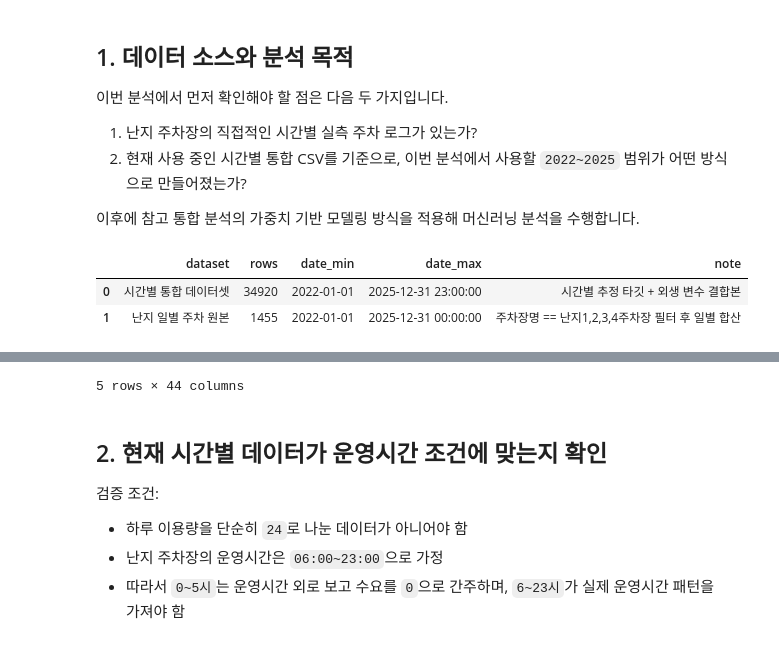
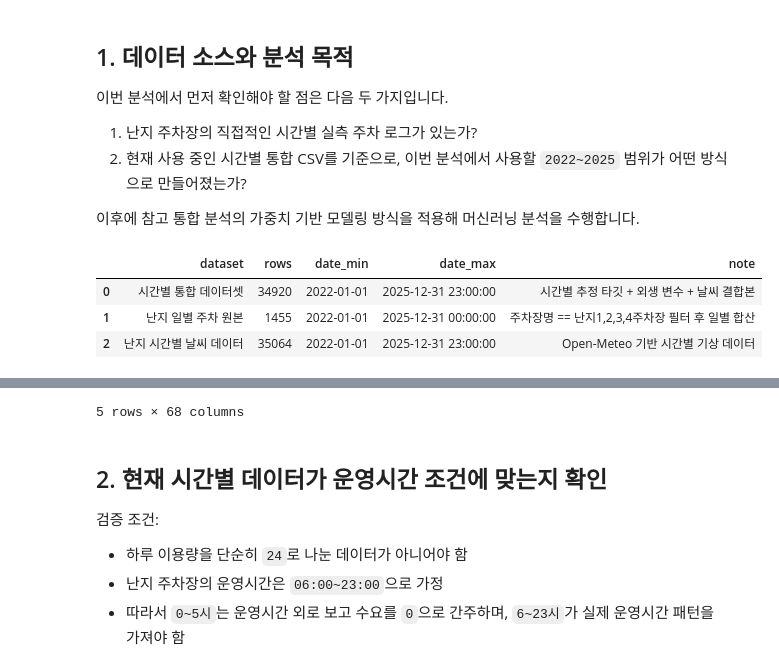
Before and after one commit to AI-MegaStudy/nanji_work, a Jupyter notebook: hmw/Note/nanji_ML.ipynb, the cells around one changed output, grey strips where cells are left out. Cells and saved outputs as stored; diff of their text form; code cells hidden in the pictures.

```diff
--- a/hmw/Note/nanji_ML.ipynb
+++ b/hmw/Note/nanji_ML.ipynb
@@ -54,6 +54,7 @@ DATASET_PATH = ROOT / 'ksm/nanji_hourly_modeling/nanji_hourly_model_dataset_2020
 RAW_DAILY_PATH = ROOT / 'hmw/Data/한강공원 주차장 일별 이용 현황.csv'
 METHODOLOGY_PATH = ROOT / 'ksm/nanji_hourly_modeling/nanji_hourly_dataset_methodology.md'
 FEATURE_DICT_PATH = ROOT / 'ksm/nanji_hourly_modeling/nanji_hourly_feature_dictionary.md'
+WEATHER_DATA_DIR = ROOT / 'ose/Data'
 OUTPUT_DIR = ROOT / 'hmw/Note/nanji_outputs'
 REPORT_PATH = ROOT / 'hmw/Note/nanji_weighted_ridge_modeling_report.md'
 OPERATING_HOURS = list(range(6, 24))
@@ -62,11 +63,19 @@ OUTPUT_DIR.mkdir(parents=True, exist_ok=True)
 TARGET = 'estimated_active_cars'
 ALPHA_GRID = [0.001, 0.01, 0.1, 1.0, 10.0, 100.0, 1000.0]
 DAY_TYPE_ORDER = ['weekday', 'offday']
+WEATHER_FEATURE_COLUMNS = [
+    'temperature_2m', 'relative_humidity_2m', 'dew_point_2m', 'apparent_temperature',
+    'precipitation', 'rain', 'snowfall', 'snow_depth', 'weather_code', 'pressure_msl',
+    'surface_pressure', 'cloud_cover', 'cloud_cover_low', 'cloud_cover_mid', 'cloud_cover_high',
+    'wind_speed_10m', 'wind_direction_10m', 'wind_gusts_10m', 'shortwave_radiation',
+    'direct_radiation', 'diffuse_radiation', 'sunshine_duration',
+]
 
 print('ROOT:', ROOT)
 print('DATASET_PATH:', DATASET_PATH)
 print('RAW_DAILY_PATH:', RAW_DAILY_PATH)
 print('REPORT_PATH:', REPORT_PATH)
+print('WEATHER_DATA_DIR:', WEATHER_DATA_DIR)
 # %% [output]
 ROOT: /Users/electrozone/Documents/nanji_work
 DATASET_PATH: /Users/electrozone/Documents/nanji_work/ksm/nanji_hourly_modeling/nanji_hourly_model_dataset_2020_2026.csv
@@ -84,6 +94,22 @@ REPORT_PATH: /Users/electrozone/Documents/nanji_work/hmw/Note/nanji_weighted_rid
 # %%
 df = pd.read_csv(DATASET_PATH, parse_dates=['datetime', 'date'])
 df = df[df['year'].between(2022, 2025)].copy()
+
+weather_frames = []
+for year in range(2022, 2026):
+    weather_path = WEATHER_DATA_DIR / f'open_meteo_nanji_{year}.csv'
+    weather_df = pd.read_csv(weather_path, parse_dates=['datetime', 'date'])
+    weather_frames.append(weather_df)
+weather_df = (
+    pd.concat(weather_frames, ignore_index=True)
+    .sort_values('datetime')
+    .drop_duplicates('datetime')
+    .reset_index(drop=True)
+)
+weather_keep_cols = ['datetime', 'weather_code_label', *WEATHER_FEATURE_COLUMNS]
+df = df.merge(weather_df[weather_keep_cols], on='datetime', how='left')
+df['weather_feature_available'] = df['temperature_2m'].notna().astype(int)
+
 raw_daily = pd.read_csv(RAW_DAILY_PATH, encoding='cp949')
 raw_daily = raw_daily[raw_daily['주차장명'].astype(str).str.contains('난지', na=False)].copy()
 raw_daily['날짜'] = pd.to_datetime(raw_daily['날짜'])
@@ -102,34 +128,42 @@ df['day_type'] = np.where(df['is_holiday_or_weekend'].eq(1), 'offday', 'weekday'
 df['split'] = np.select(
     [
         df['year'].between(2022, 2023),
         df['year'].eq(2024),
         df['year'].eq(2025),
     ],
     ['train', 'valid', 'test'],
     default='other',
 )
 
 summary_df = pd.DataFrame([
     {
         'dataset': '시간별 통합 데이터셋',
         'rows': len(df),
         'date_min': df['datetime'].min(),
         'date_max': df['datetime'].max(),
-        'note': '시간별 추정 타깃 + 외생 변수 결합본',
+        'note': '시간별 추정 타깃 + 외생 변수 + 날씨 결합본',
     },
     {
         'dataset': '난지 일별 주차 원본',
         'rows': len(raw_daily_summary),
         'date_min': raw_daily_summary['날짜'].min(),
         'date_max': raw_daily_summary['날짜'].max(),
         'note': '주차장명 == 난지1,2,3,4주차장 필터 후 일별 합산',
     },
+    {
+        'dataset': '난지 시간별 날씨 데이터',
+        'rows': len(weather_df),
+        'date_min': weather_df['datetime'].min(),
+        'date_max': weather_df['datetime'].max(),
+        'note': 'Open-Meteo 기반 시간별 기상 데이터',
+    },
 ])
 
 display(summary_df)
 display(df.head())
 # %% [output]
 |  | dataset | rows | date_min | date_max | note |
-| 0 | 시간별 통합 데이터셋 | 34920 | 2022-01-01 | 2025-12-31 23:00:00 | 시간별 추정 타깃 + 외생 변수 결합본 |
+| 0 | 시간별 통합 데이터셋 | 34920 | 2022-01-01 | 2025-12-31 23:00:00 | 시간별 추정 타깃 + 외생 변수 + 날씨 결합본 |
 | 1 | 난지 일별 주차 원본 | 1455 | 2022-01-01 | 2025-12-31 00:00:00 | 주차장명 == 난지1,2,3,4주차장 필터 후 일별 합산 |
+| 2 | 난지 시간별 날씨 데이터 | 35064 | 2022-01-01 | 2025-12-31 23:00:00 | Open-Meteo 기반 시간별 기상 데이터 |
 |  | datetime | date | hour | year | month | day | day_of_week | is_weekend | season | ... |
@@ -141,4 +175,4 @@ display(df.head())
-5 rows × 44 columns
+5 rows × 68 columns
 # %% [markdown]
 ## 2. 현재 시간별 데이터가 운영시간 조건에 맞는지 확인
 
```
Also changed, not shown: parts of 15 cells of this notebook, 12 other files.
